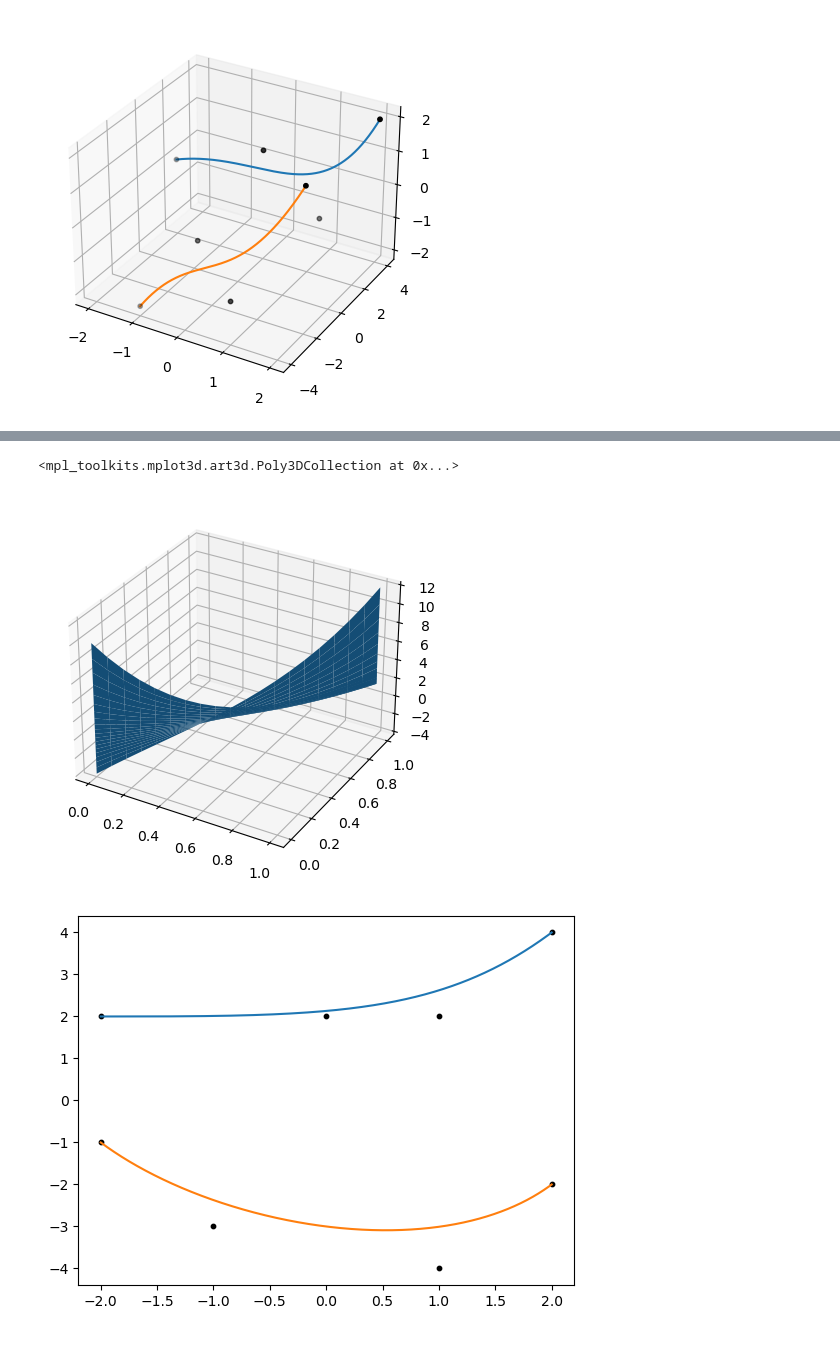
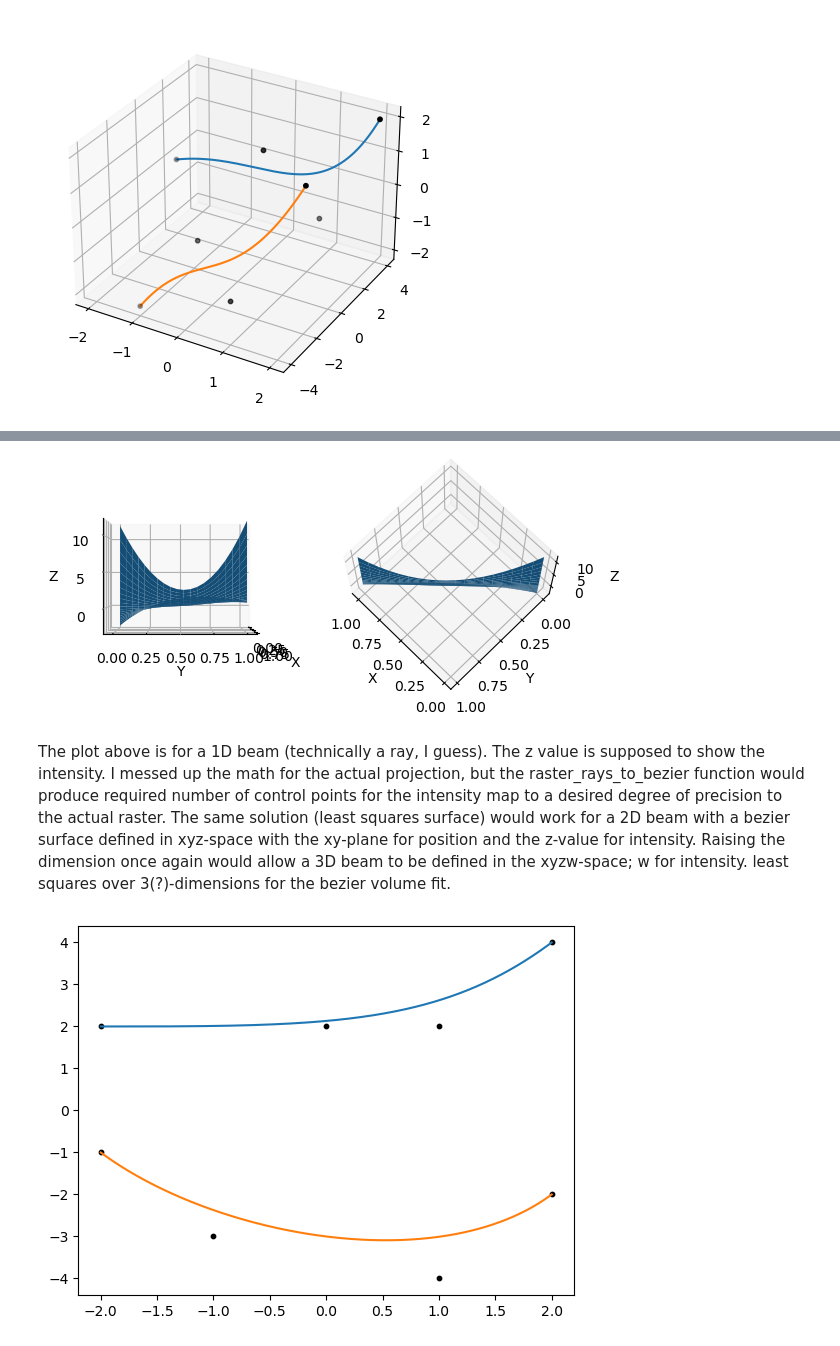
Before and after one commit to apoudel20/python-cbet, a Jupyter notebook: bezier_estimates.ipynb, the cells around one changed output, grey strips where cells are left out. Drawn from its saved outputs; the diff is of its cells as text; code cells hidden in the pictures.

Commit message:
projection is messed up. i wish i knew more math

```diff
--- a/bezier_estimates.ipynb
+++ b/bezier_estimates.ipynb
@@ -211,26 +211,42 @@ print(grid)
 # %%
 from mpl_toolkits.mplot3d import Axes3D
 %matplotlib inline
 u, v = np.linspace(0,1,20), np.linspace(0,1,20)
 uu, vv = np.meshgrid(u, v)
 
-# x = np.zeros_like(uu)
-# y = np.zeros_like(vv)
+x = np.zeros_like(uu)
+y = np.zeros_like(vv)
 z = np.zeros_like(uu)
 
 for i in range(4):
     for j in range(4):
-        # x += grid[i, j, 0] * np.power(uu, i) * np.power(1 - uu, 3 - i) * np.power(vv, j) * np.power(1 - vv, 3 - j)
-        # y += grid[i, j, 1] * np.power(uu, i) * np.power(1 - uu, 3 - i) * np.power(vv, j) * np.power(1 - vv, 3 - j)
+        x += grid[i, j, 0] * np.power(uu, i) * np.power(1 - uu, 3 - i) * np.power(vv, j) * np.power(1 - vv, 3 - j)
+        y += grid[i, j, 1] * np.power(uu, i) * np.power(1 - uu, 3 - i) * np.power(vv, j) * np.power(1 - vv, 3 - j)
         z += grid[i, j, 2] * np.power(uu, i) * np.power(1 - uu, 3 - i) * np.power(vv, j) * np.power(1 - vv, 3 - j)
 
 fig = plt.figure()
-ax = fig.add_subplot(111, projection = '3d')
+ax = fig.add_subplot(121, projection = '3d')
 ax.plot_surface(u, v, z)
-# ax.plot_surface(x,y, -z)
+ax.set_xlabel('X')
+ax.set_ylabel('Y')
+ax.set_zlabel('Z')
+
+ax.view_init(0, 0)
+
+ax = fig.add_subplot(122, projection = '3d')
+ax.plot_surface(u, v, z)
+# axis labels
+ax.set_xlabel('X')
+ax.set_ylabel('Y')
+ax.set_zlabel('Z')
+
+
+ax.view_init(70, 135)
 # %% [output]
-<mpl_toolkits.mplot3d.art3d.Poly3DCollection at 0x...>
-[figure, old version]
+[figure, new version]
+# %% [markdown]
+The plot above is for a 1D beam (technically a ray, I guess). The z value is supposed to show the intensity. I messed up the math for the actual projection, but the raster_rays_to_bezier function would produce required number of control points for the intensity map to a desired degree of precision to the actual raster. The same solution (least squares surface) would work for a 2D beam with a bezier surface defined in xyz-space with the xy-plane for position and the z-value for intensity.
+Raising the dimension once again would allow a 3D beam to be defined in the xyzw-space; w for intensity. least squares over 3(?)-dimensions for the bezier volume fit.
 # %%
 control_points = np.array([[[-2,2],[0,2],[1,2],[2,4]],[[-2,-1],[-1,-3],[1,-4],[2,-2]]])
 %matplotlib inline
```
Also changed, not shown: parts of 1 cell of this notebook.
